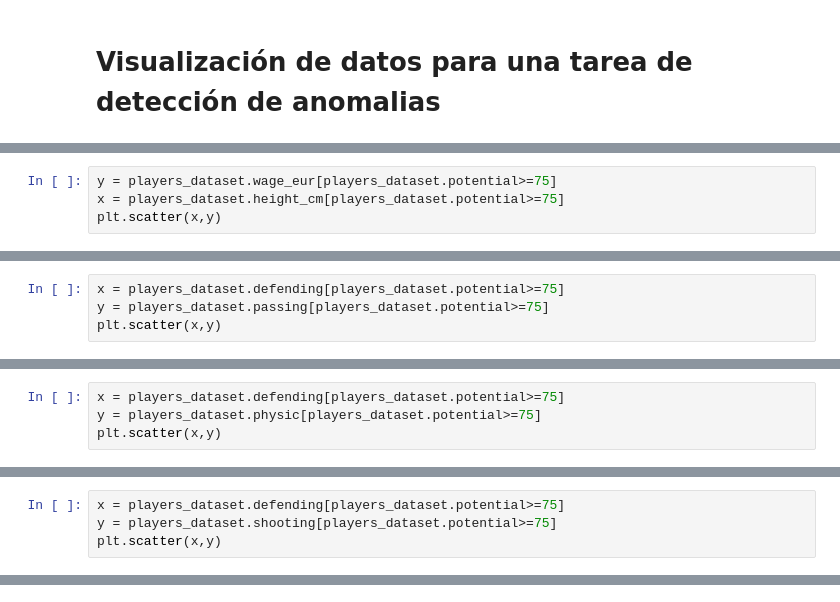
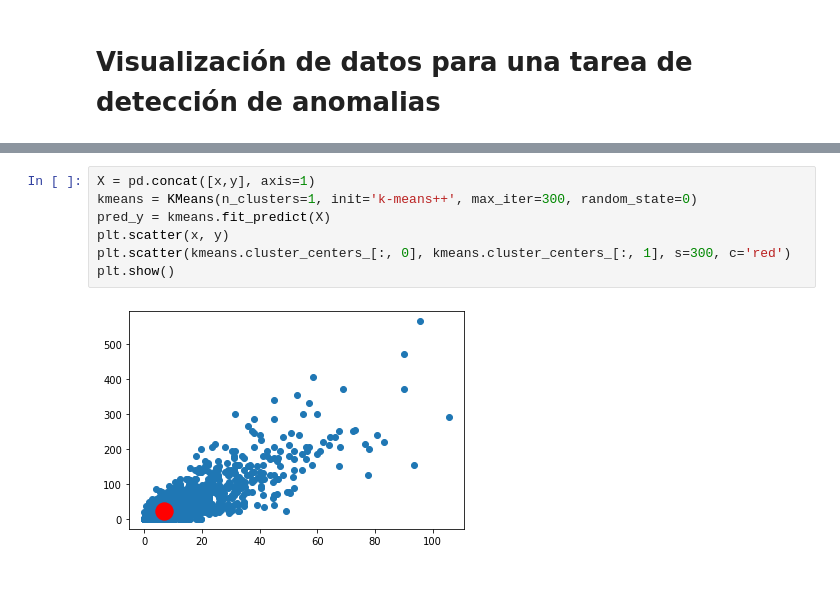
Before and after one commit to AlbertAC/ProyectoFinal, a Jupyter notebook: SystemFifa.ipynb, the cells around one changed output, grey strips where cells are left out. Drawn from its saved outputs; the diff is of its cells as text.

```diff
--- a/SystemFifa.ipynb
+++ b/SystemFifa.ipynb
@@ -207,4 +211,0 @@ plt.scatter(x,y)
-# %%
-y = players_dataset.wage_eur[players_dataset.potential>=75]
-x = players_dataset.height_cm[players_dataset.potential>=75]
-plt.scatter(x,y)
@@ -216,4 +211,0 @@ plt.scatter(x,y)
-# %%
-x = players_dataset.defending[players_dataset.potential>=75]
-y = players_dataset.passing[players_dataset.potential>=75]
-plt.scatter(x,y)
@@ -223,4 +211,0 @@ plt.scatter(x,y)
-# %%
-x = players_dataset.defending[players_dataset.potential>=75]
-y = players_dataset.physic[players_dataset.potential>=75]
-plt.scatter(x,y)
@@ -230,4 +211,0 @@ plt.scatter(x,y)
-# %%
-x = players_dataset.defending[players_dataset.potential>=75]
-y = players_dataset.shooting[players_dataset.potential>=75]
-plt.scatter(x,y)
@@ -236,0 +212,9 @@ plt.scatter(x,y)
+# %%
+X = pd.concat([x,y], axis=1)
+kmeans = KMeans(n_clusters=1, init='k-means++', max_iter=300, random_state=0)
+pred_y = kmeans.fit_predict(X)
+plt.scatter(x, y)
+plt.scatter(kmeans.cluster_centers_[:, 0], kmeans.cluster_centers_[:, 1], s=300, c='red')
+plt.show()
+# %% [output]
+[figure, added]
```
Also changed, not shown: parts of 12 cells of this notebook.
